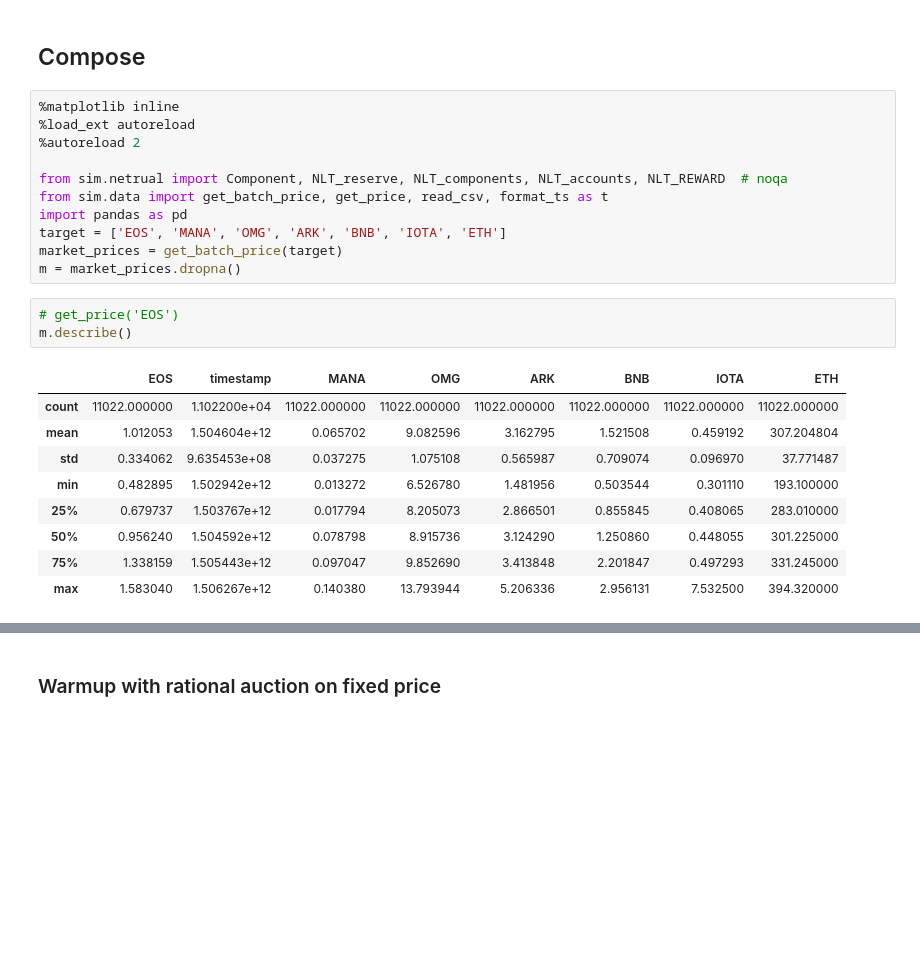
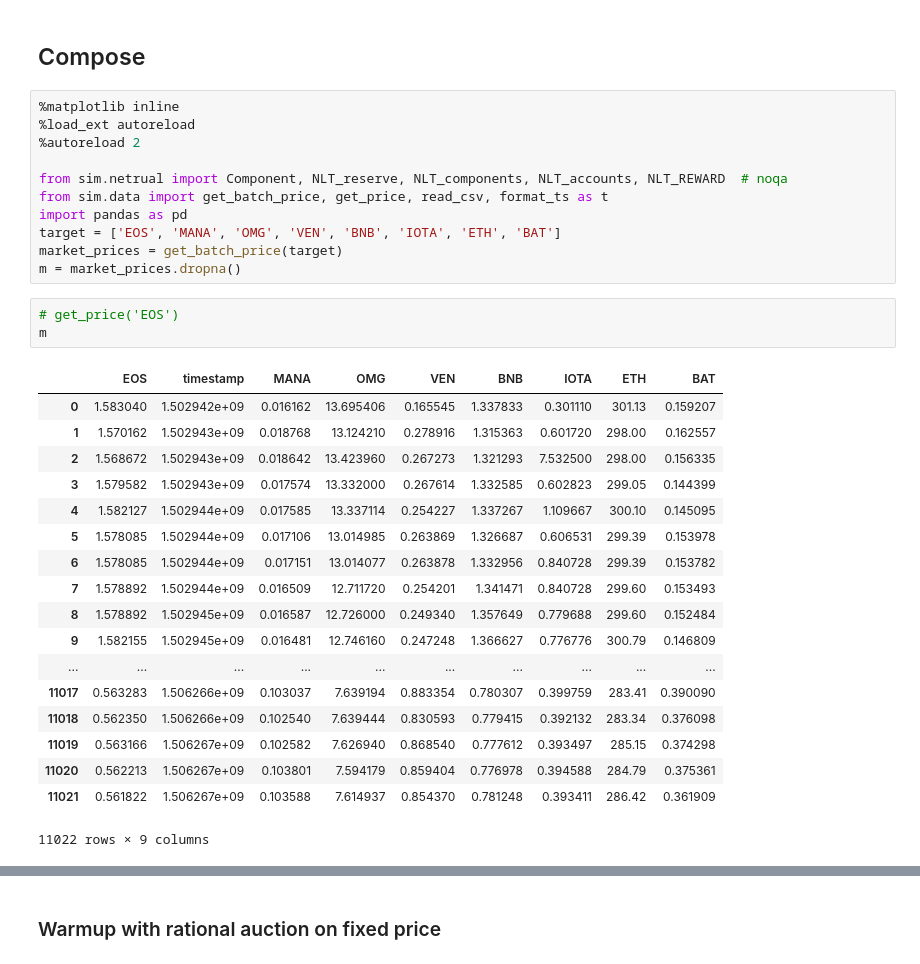
Before and after one commit to RyanKung/sim_ntl, a Jupyter notebook: Compose.ipynb, the cells around one changed output, grey strips where cells are left out. Drawn from its saved outputs; the diff is of its cells as text; blank space fills up the shorter version.

```diff
--- a/Compose.ipynb
+++ b/Compose.ipynb
@@ -8,22 +8,31 @@
 from sim.netrual import Component, NLT_reserve, NLT_components, NLT_accounts, NLT_REWARD  # noqa
 from sim.data import get_batch_price, get_price, read_csv, format_ts as t
 import pandas as pd
-target = ['EOS', 'MANA', 'OMG', 'ARK', 'BNB', 'IOTA', 'ETH']
+target = ['EOS', 'MANA', 'OMG', 'VEN', 'BNB', 'IOTA', 'ETH', 'BAT']
 market_prices = get_batch_price(target)
 m = market_prices.dropna()
 # %%
 # get_price('EOS')
-m.describe()
+m
 # %% [output]
-|  | EOS | timestamp | MANA | OMG | ARK | BNB | IOTA | ETH |
-| count | 11022.000000 | 1.102200e+04 | 11022.000000 | 11022.000000 | 11022.000000 | 11022.000000 | 11022.000000 | 11022.000000 |
-| mean | 1.012053 | 1.504604e+12 | 0.065702 | 9.082596 | 3.162795 | 1.521508 | 0.459192 | 307.204804 |
-| std | 0.334062 | 9.635453e+08 | 0.037275 | 1.075108 | 0.565987 | 0.709074 | 0.096970 | 37.771487 |
-| min | 0.482895 | 1.502942e+12 | 0.013272 | 6.526780 | 1.481956 | 0.503544 | 0.301110 | 193.100000 |
-| 25% | 0.679737 | 1.503767e+12 | 0.017794 | 8.205073 | 2.866501 | 0.855845 | 0.408065 | 283.010000 |
-| 50% | 0.956240 | 1.504592e+12 | 0.078798 | 8.915736 | 3.124290 | 1.250860 | 0.448055 | 301.225000 |
-| 75% | 1.338159 | 1.505443e+12 | 0.097047 | 9.852690 | 3.413848 | 2.201847 | 0.497293 | 331.245000 |
-| max | 1.583040 | 1.506267e+12 | 0.140380 | 13.793944 | 5.206336 | 2.956131 | 7.532500 | 394.320000 |
+|  | EOS | timestamp | MANA | OMG | VEN | BNB | IOTA | ETH | BAT |
+| 0 | 1.583040 | 1.502942e+09 | 0.016162 | 13.695406 | 0.165545 | 1.337833 | 0.301110 | 301.13 | 0.159207 |
+| 1 | 1.570162 | 1.502943e+09 | 0.018768 | 13.124210 | 0.278916 | 1.315363 | 0.601720 | 298.00 | 0.162557 |
+| 2 | 1.568672 | 1.502943e+09 | 0.018642 | 13.423960 | 0.267273 | 1.321293 | 7.532500 | 298.00 | 0.156335 |
+| 3 | 1.579582 | 1.502943e+09 | 0.017574 | 13.332000 | 0.267614 | 1.332585 | 0.602823 | 299.05 | 0.144399 |
+| 4 | 1.582127 | 1.502944e+09 | 0.017585 | 13.337114 | 0.254227 | 1.337267 | 1.109667 | 300.10 | 0.145095 |
+| 5 | 1.578085 | 1.502944e+09 | 0.017106 | 13.014985 | 0.263869 | 1.326687 | 0.606531 | 299.39 | 0.153978 |
+| 6 | 1.578085 | 1.502944e+09 | 0.017151 | 13.014077 | 0.263878 | 1.332956 | 0.840728 | 299.39 | 0.153782 |
+| 7 | 1.578892 | 1.502944e+09 | 0.016509 | 12.711720 | 0.254201 | 1.341471 | 0.840728 | 299.60 | 0.153493 |
+| 8 | 1.578892 | 1.502945e+09 | 0.016587 | 12.726000 | 0.249340 | 1.357649 | 0.779688 | 299.60 | 0.152484 |
+| 9 | 1.582155 | 1.502945e+09 | 0.016481 | 12.746160 | 0.247248 | 1.366627 | 0.776776 | 300.79 | 0.146809 |
+| ... | ... | ... | ... | ... | ... | ... | ... | ... | ... |
+| 11017 | 0.563283 | 1.506266e+09 | 0.103037 | 7.639194 | 0.883354 | 0.780307 | 0.399759 | 283.41 | 0.390090 |
+| 11018 | 0.562350 | 1.506266e+09 | 0.102540 | 7.639444 | 0.830593 | 0.779415 | 0.392132 | 283.34 | 0.376098 |
+| 11019 | 0.563166 | 1.506267e+09 | 0.102582 | 7.626940 | 0.868540 | 0.777612 | 0.393497 | 285.15 | 0.374298 |
+| 11020 | 0.562213 | 1.506267e+09 | 0.103801 | 7.594179 | 0.859404 | 0.776978 | 0.394588 | 284.79 | 0.375361 |
+| 11021 | 0.561822 | 1.506267e+09 | 0.103588 | 7.614937 | 0.854370 | 0.781248 | 0.393411 | 286.42 | 0.361909 |
+11022 rows × 9 columns
 # %%
 m.plot(x='timestamp', figsize=(20, 5))
 # %% [output]
```
Also changed, not shown: parts of 22 cells of this notebook, 5 other files.
